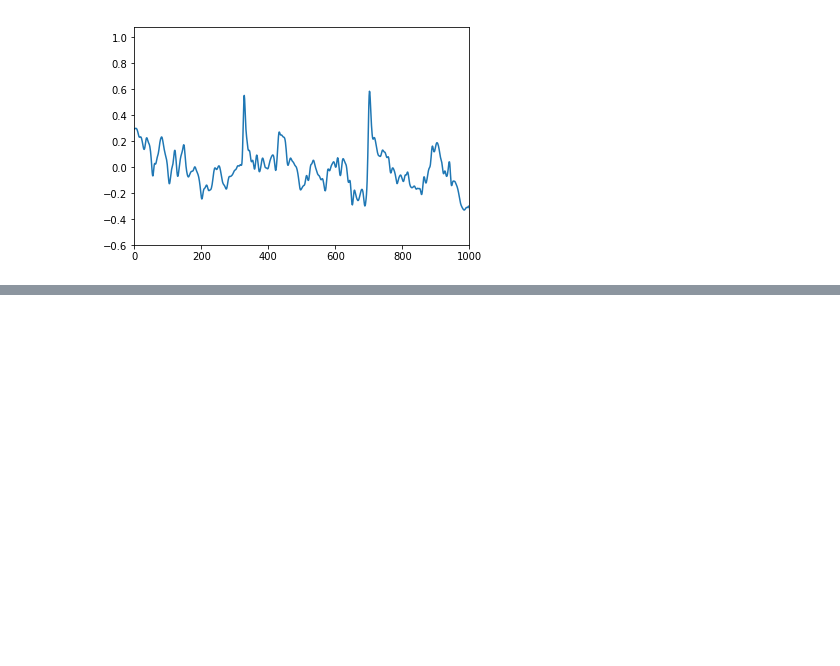
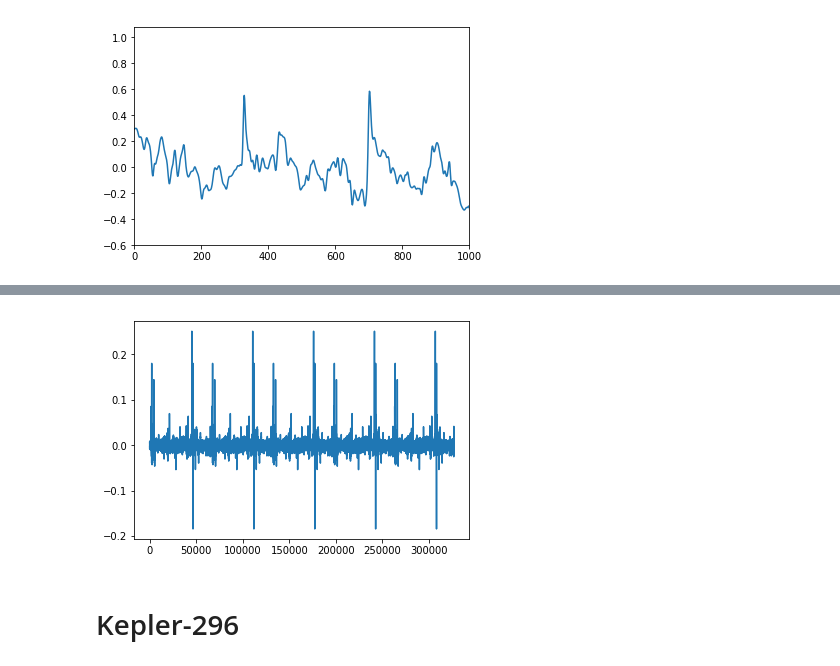
Before and after one commit to bmorris3/starsongs, a Jupyter notebook: sonify.ipynb, the cells around one changed output, grey strips where cells are left out. Saved outputs shown, nothing was run; the diff lists cells and outputs as text; code cells hidden in the pictures; blank space fills up the shorter version.

```diff
--- a/sonify.ipynb
+++ b/sonify.ipynb
@@ -73,0 +114,7 @@ write_wave(flux, len(flux), sampling_rate)
+# %%
+flux = np.tile(flux, 5)
+write_wave(10*flux, len(flux), sampling_rate, path='k62.wav')
+# %% [output]
+[figure, added]
+# %% [markdown]
+# Kepler-296
```
Also changed, not shown: parts of 11 cells of this notebook.
